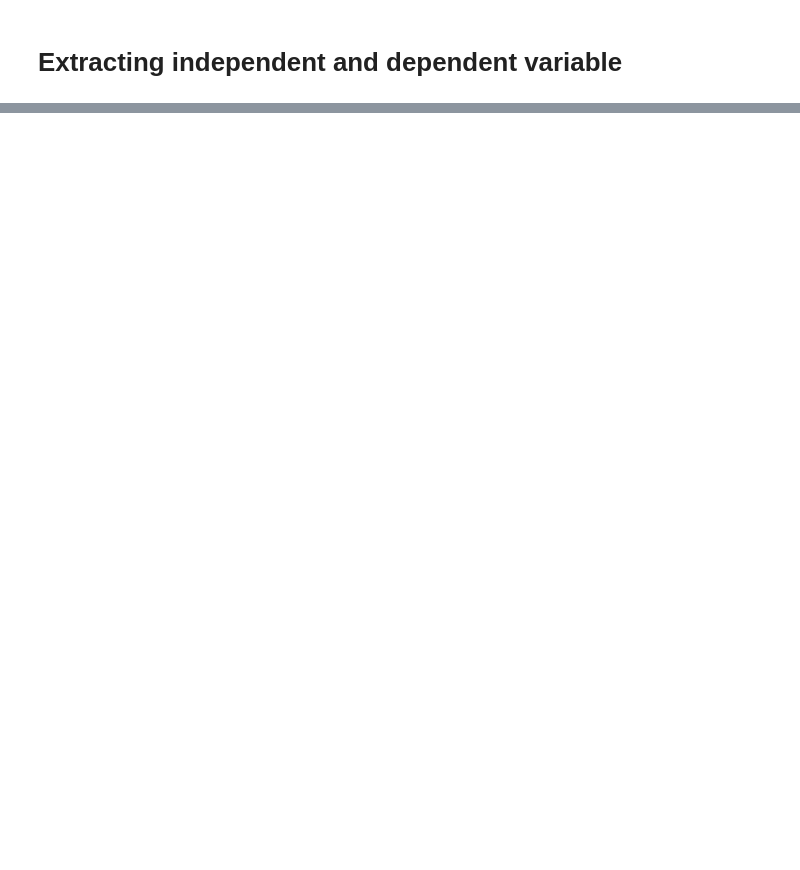
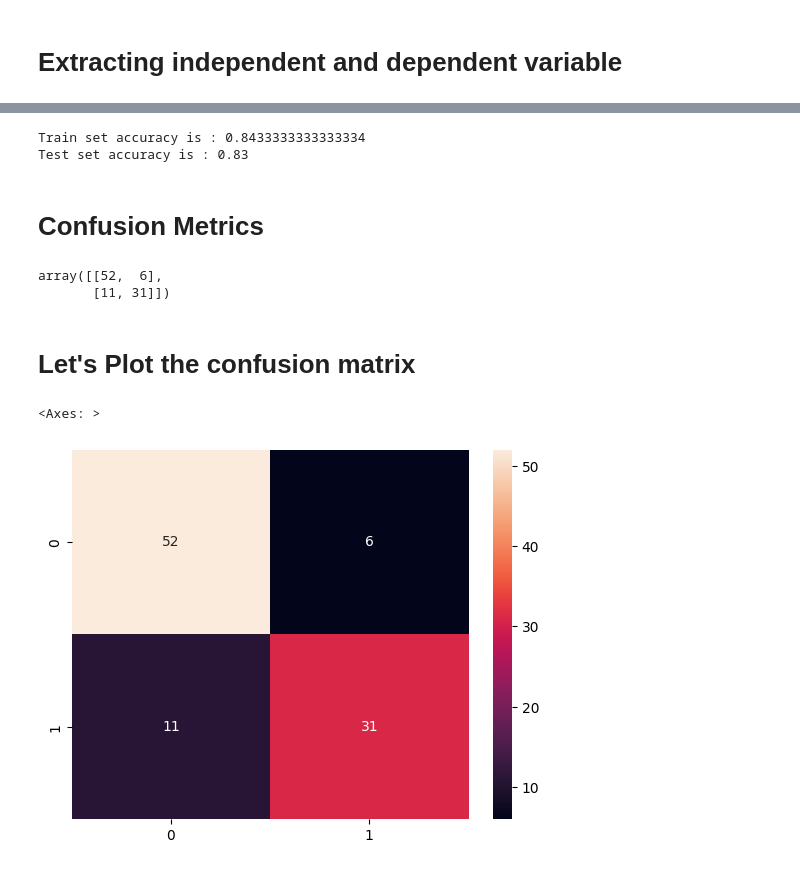
Before and after one commit to Saifullah785/Machine_Learning_Projects, a Jupyter notebook: Project_18_SUV_Car_Purchasing_Prediction/Project_18_SUV_Car_Purchasing_Prediction.ipynb, the cells around one changed output, grey strips where cells are left out. Cells and saved outputs as stored; diff of their text form; code cells hidden in the pictures; blank space fills up the shorter version.

Commit message:
Created using Colab while practicing the code in the Project_18_SUV_Car_Purchasing_Prediction

```diff
--- a/Project_18_SUV_Car_Purchasing_Prediction/Project_18_SUV_Car_Purchasing_Prediction.ipynb
+++ b/Project_18_SUV_Car_Purchasing_Prediction/Project_18_SUV_Car_Purchasing_Prediction.ipynb
@@ -51,0 +80,7 @@ y.shape
+# %%
+# Scale the independent variables
+from sklearn.preprocessing import StandardScaler
+sc = StandardScaler()
+X_train = sc.fit_transform(X_train)
+X_test = sc.transform(X_test)
+#
@@ -51,0 +110,6 @@ y.shape
+# %%
+# Train the Logistic Regression model
+from sklearn.linear_model import LogisticRegression
+
+model = LogisticRegression()
+model.fit(X_train,y_train)
@@ -51,0 +118,4 @@ y.shape
+# %%
+# Make predictions on the training and testing sets
+train_y_pred = model.predict(X_train)
+test_y_pred = model.predict(X_test)
@@ -51,0 +124,29 @@ y.shape
+# %%
+# Calculate and print accuracy scores
+from sklearn.metrics import accuracy_score
+print('Train set accuracy is :', accuracy_score(y_train,train_y_pred))
+print('Test set accuracy is :', accuracy_score(y_test,test_y_pred))
+# %% [output]
+Train set accuracy is : 0.8433333333333334
+Test set accuracy is : 0.83
+# %% [markdown]
+# Confusion Metrics
+# %%
+# Calculate the confusion matrix
+from sklearn.metrics import confusion_matrix
+cf = confusion_matrix(y_test,test_y_pred)
+# %%
+# Display the confusion matrix
+cf
+# %% [output]
+array([[52,  6],
+       [11, 31]])
+# %% [markdown]
+# Let's Plot the confusion matrix
+# %%
+# Plot the confusion matrix
+import seaborn as sns
+sns.heatmap(cf,annot=True)
+# %% [output]
+<Axes: >
+[figure, added]
```
Also changed, not shown: parts of 23 cells of this notebook.
